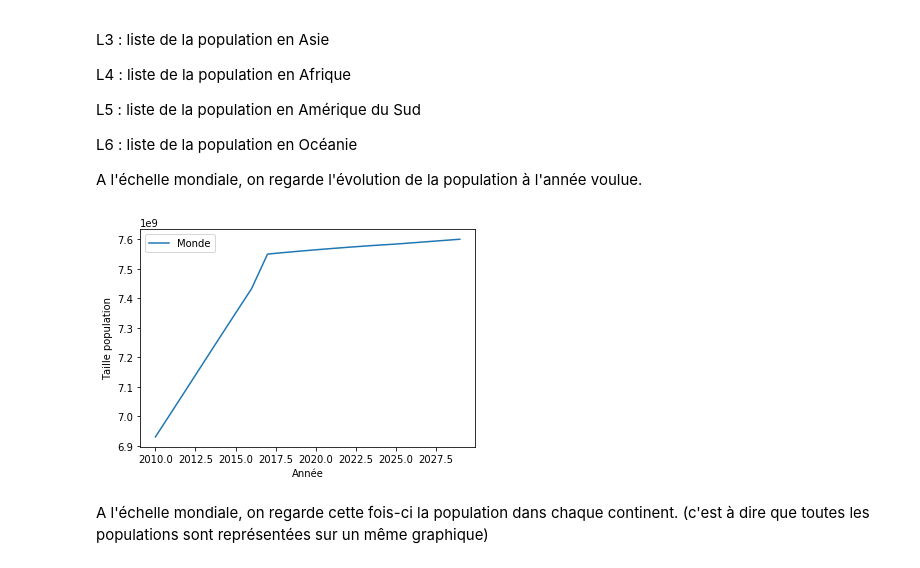
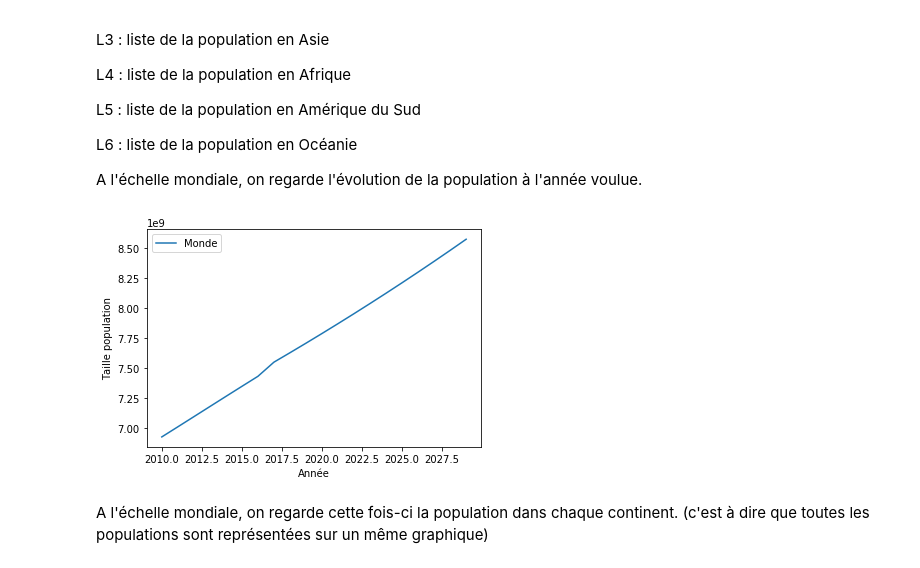
Before and after one commit to are2019-mipia1a2/Evolution-CO2, a Jupyter notebook: Modèle d'évolution (final).ipynb, the cells around one changed output. Saved outputs shown, nothing was run; the diff lists cells and outputs as text; code cells hidden in the pictures.

```diff
--- a/Modèle d'évolution (final).ipynb
+++ b/Modèle d'évolution (final).ipynb
@@ -328,10 +328,10 @@ def total(L7):
     plt.show()
     return
 # %%
-L7_list=L7(20,pop,933000,732500,True,False,True,169500,500000,True,False,True,420000,120000,True,False,True,1913502,13530,True,True,True,81530,19153,True,False,True,12032,81563,True,False,True)
+L7_list=L7(20,pop,933000,732500,False,False,True,169500,500000,False,False,True,420000,120000,False,False,True,1913502,13530,False,True,True,81530,19153,False,False,True,12032,81563,False,False,True)
 total(L7_list)
 # %% [output]
-[figure, old version]
+[figure, new version]
 # %% [markdown]
 A l'échelle mondiale, on regarde cette fois-ci la population dans chaque continent. (c'est à dire que toutes les populations sont représentées sur un même graphique)
 # %%
```
Also changed, not shown: parts of 33 cells of this notebook.
